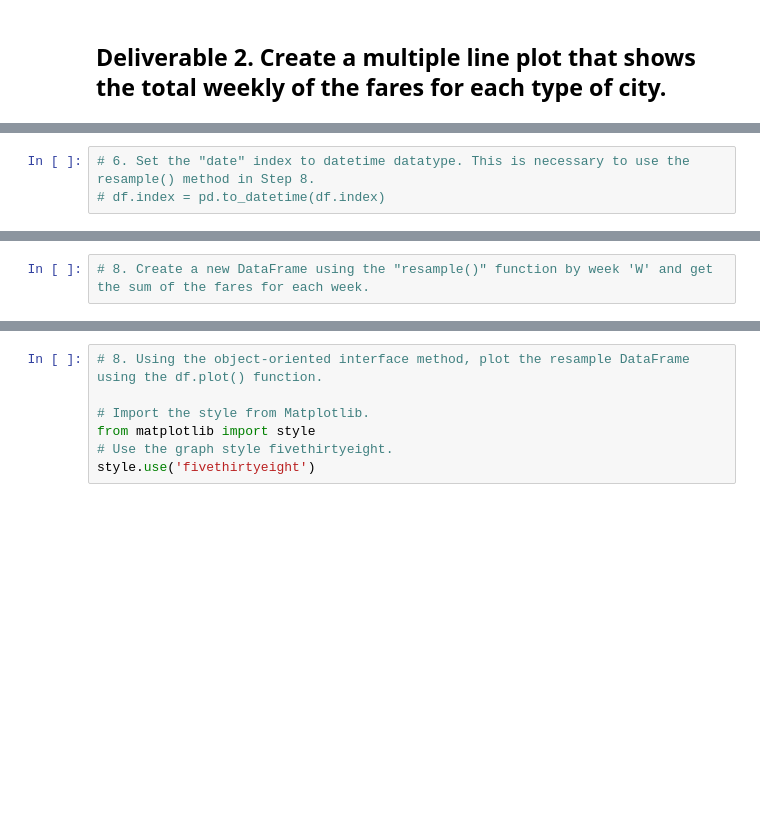
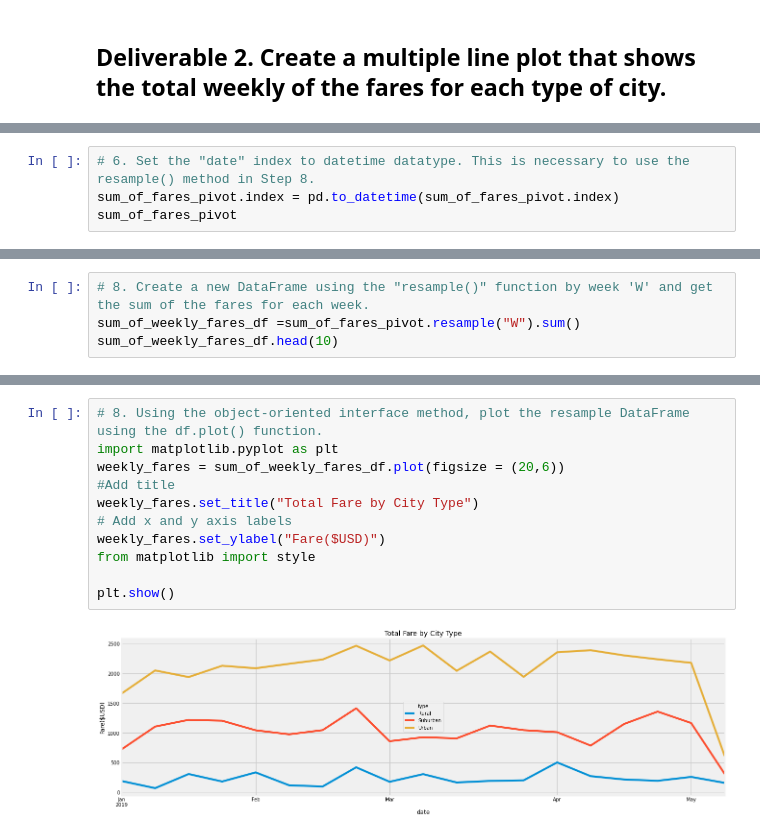
Before and after one commit to crtallent/PyBer_Analysis, a Jupyter notebook: PyBer_Challenge.ipynb, the cells around one changed output, grey strips where cells are left out. Saved outputs shown, nothing was run; the diff lists cells and outputs as text; blank space fills up the shorter version.

Commit message:
Added Multi-Line Chart.

```diff
--- a/PyBer_Challenge.ipynb
+++ b/PyBer_Challenge.ipynb
@@ -228,3 +251,4 @@ dated_sum_of_fares_df.loc[]
 # %%
 # 6. Set the "date" index to datetime datatype. This is necessary to use the resample() method in Step 8.
-# df.index = pd.to_datetime(df.index)
+sum_of_fares_pivot.index = pd.to_datetime(sum_of_fares_pivot.index)
+sum_of_fares_pivot
@@ -233,2 +284,4 @@ dated_sum_of_fares_df.loc[]
 # %%
 # 8. Create a new DataFrame using the "resample()" function by week 'W' and get the sum of the fares for each week.
+sum_of_weekly_fares_df =sum_of_fares_pivot.resample("W").sum()
+sum_of_weekly_fares_df.head(10)
@@ -235,7 +301,13 @@ dated_sum_of_fares_df.loc[]
 # %%
 # 8. Using the object-oriented interface method, plot the resample DataFrame using the df.plot() function.
+import matplotlib.pyplot as plt
+weekly_fares = sum_of_weekly_fares_df.plot(figsize = (20,6))
+#Add title
+weekly_fares.set_title("Total Fare by City Type")
+# Add x and y axis labels
+weekly_fares.set_ylabel("Fare($USD)")
+from matplotlib import style
 
-# Import the style from Matplotlib.
-from matplotlib import style
-# Use the graph style fivethirtyeight.
-style.use('fivethirtyeight')
+plt.show()
+# %% [output]
+[figure, added]
```
Also changed, not shown: parts of 8 cells of this notebook.
